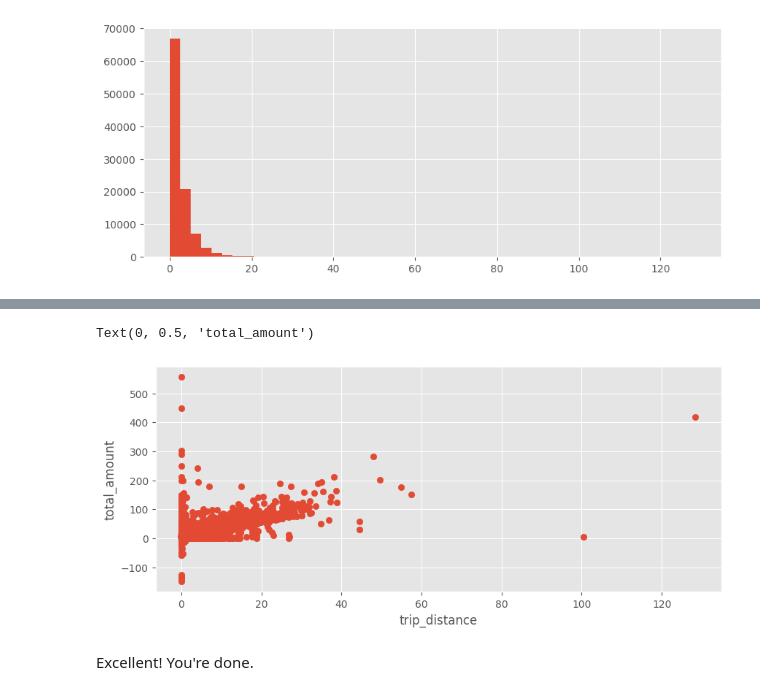
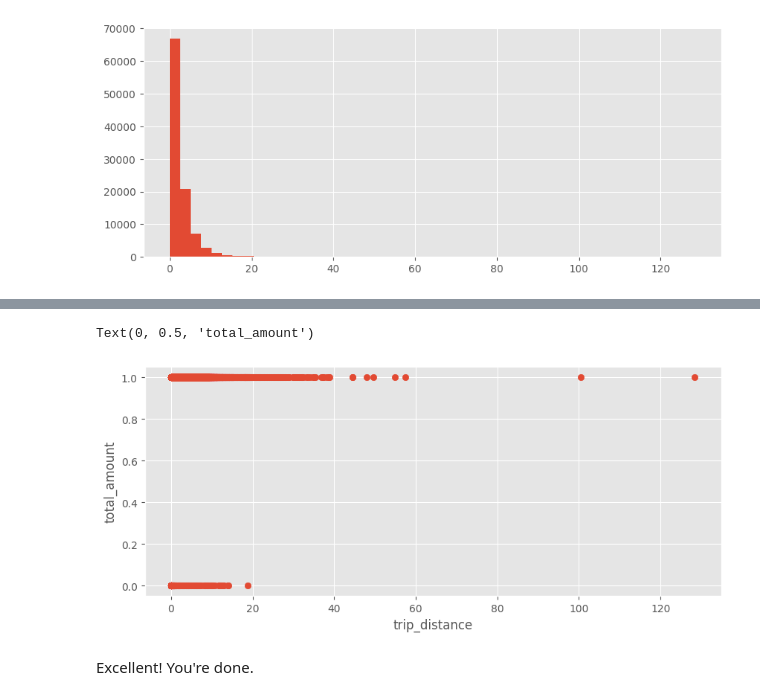
Before and after one commit to maryamirfan24/Prog-data, a Jupyter notebook: exercise-2.ipynb, the cells around one changed output, grey strips where cells are left out. Cells and saved outputs as stored; diff of their text form; code cells hidden in the pictures.

```diff
--- a/exercise-2.ipynb
+++ b/exercise-2.ipynb
@@ -121,13 +121,13 @@ Expected output:
 ![scatter plot](embedded-picture-1)
 # %%
 x = df["trip_distance"]
-y = df["total_amount"]
+y = df["total_amount"] >0
 
 plt.scatter(x, y)
 plt.xlabel('trip_distance')
 plt.ylabel('total_amount')
 # %% [output]
 Text(0, 0.5, 'total_amount')
-[figure, old version]
+[figure, new version]
 # %% [markdown]
 Excellent! You're done.
```
